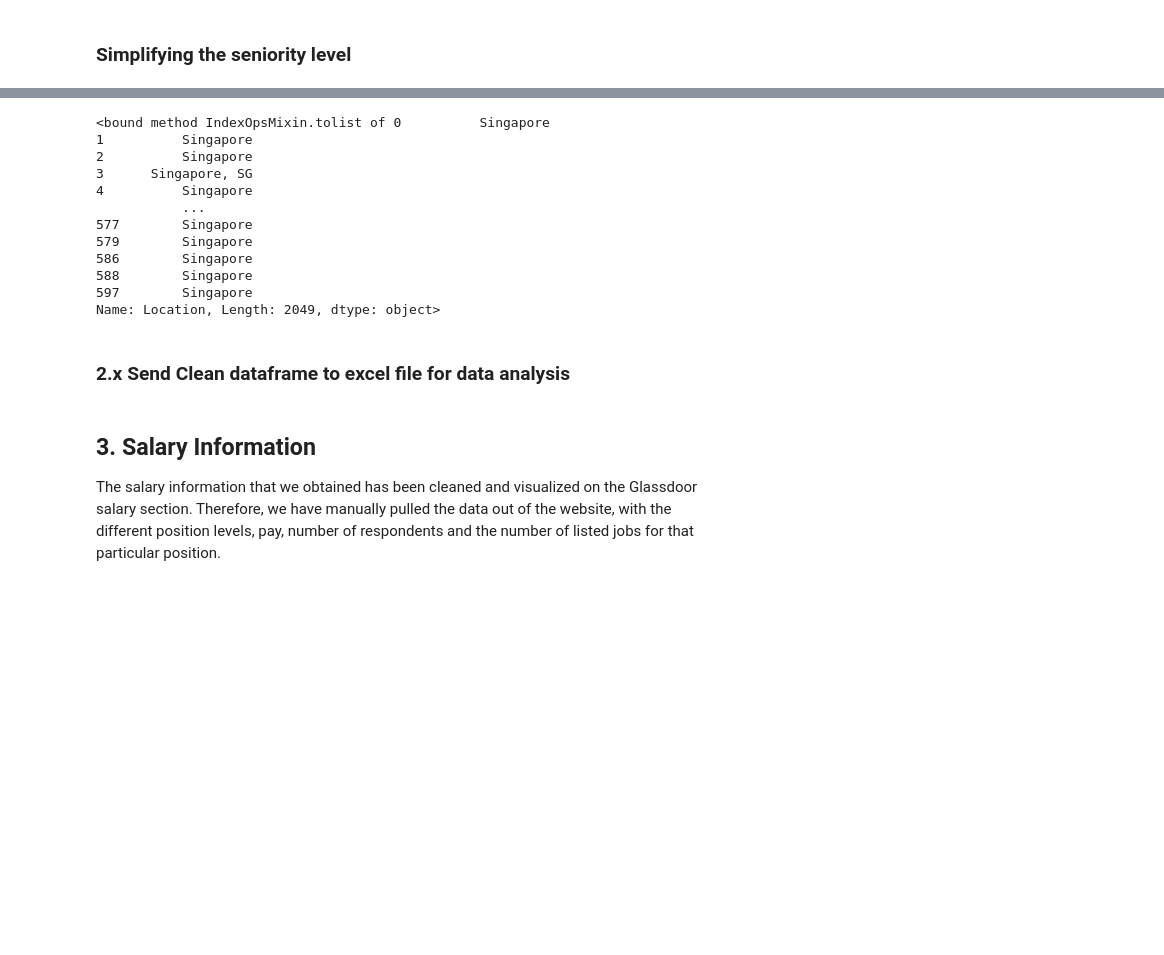
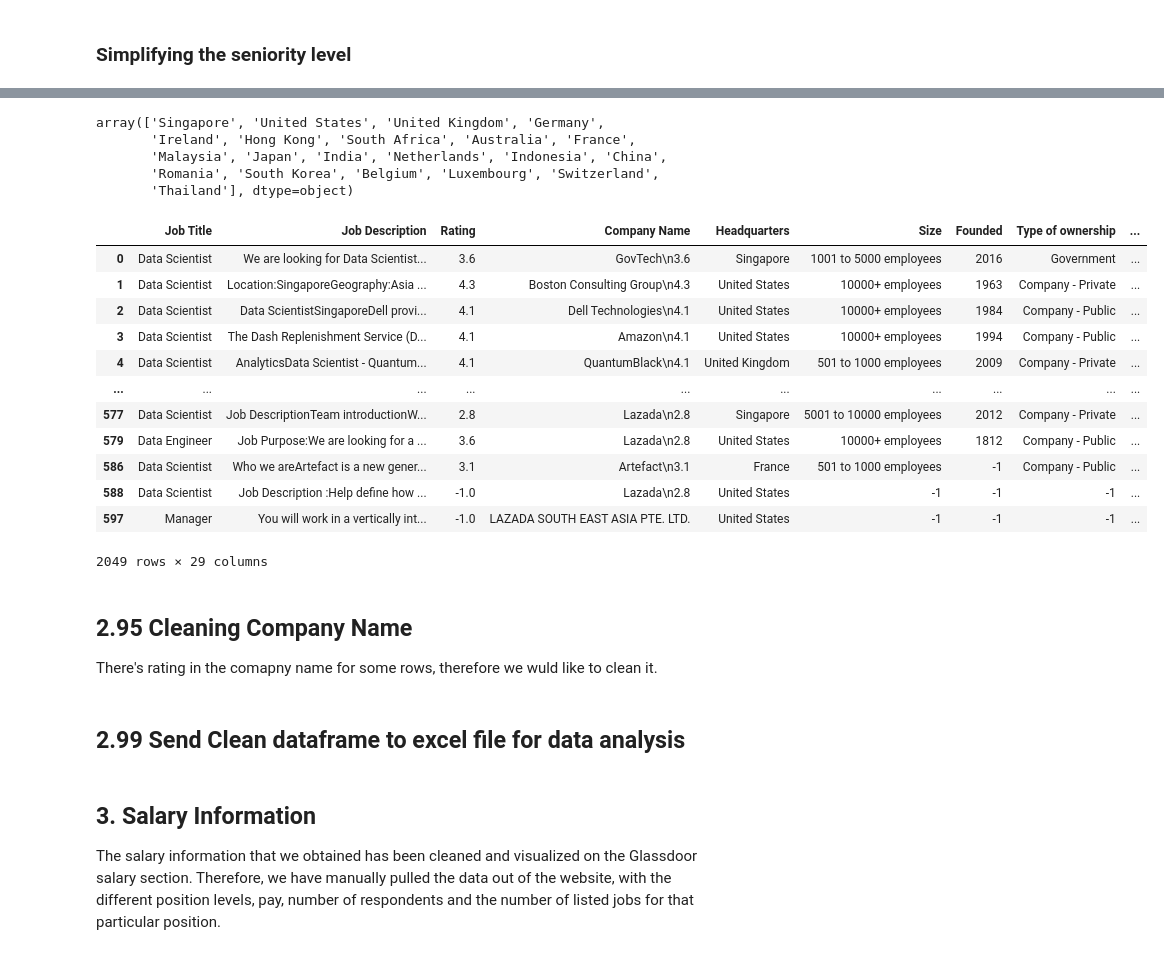
Before and after one commit to jamesgsw/Data-Analyst-Job-Landscape, a Jupyter notebook: Part 2. Data Cleaning.ipynb, the cells around one changed output, grey strips where cells are left out. Drawn from its saved outputs; the diff is of its cells as text; code cells hidden in the pictures; blank space fills up the shorter version.

Commit message:
Analysis notebook update

```diff
--- a/Part 2. Data Cleaning.ipynb
+++ b/Part 2. Data Cleaning.ipynb
@@ -260,11 +255,11 @@ Often times, companies have a set of Academic skills that they desire in their s
 #Multivariate Calculus
 def get_technical_skills_calculus(x):
     x1 = str(x)
-    if "multivariate calculus" in x1.lower():
+    if "calculus" in x1.lower():
         return 1
     else:
         return 0
-df['Multivariate Calculus'] = df['Job Description'].apply(get_technical_skills_calculus)
+df['Calculus'] = df['Job Description'].apply(get_technical_skills_calculus)
 
 #Database Management
 def get_technical_skills_database(x):
@@ -304,15 +345,39 @@ df['DevOps'] = df['Job Description'].apply(get_technical_skills_devops)
+# %%
+df['Headquarters'] = df['Headquarters'].apply(lambda x: x.split(",")[-1])
+# %%
+df['Headquarters'] = df['Headquarters'].apply(lambda x: x.strip())
+# %%
+def for_america(x):
+    if len(x) == 2:
+        return "United States"
+    else:
+        return x
+df['Headquarters'] = df['Headquarters'].apply(for_america)
+# %%
+df['Headquarters'].unique()
+# %% [output]
+array(['Singapore', 'United States', 'United Kingdom', 'Germany',
+       'Ireland', 'Hong Kong', 'South Africa', 'Australia', 'France',
+       'Malaysia', 'Japan', 'India', 'Netherlands', 'Indonesia', 'China',
+       'Romania', 'South Korea', 'Belgium', 'Luxembourg', 'Switzerland',
+       'Thailand'], dtype=object)
 # %%
-df['Location'].tolist
+df
 # %% [output]
+|  | Job Title | Job Description | Rating | Company Name | Headquarters | Size | Founded | Type of ownership | ... |
+| 0 | Data Scientist | We are looking for Data Scientist... | 3.6 | GovTech\n3.6 | Singapore | 1001 to 5000 employees | 2016 | Government | ... |
+| 1 | Data Scientist | Location:SingaporeGeography:Asia ... | 4.3 | Boston Consulting Group\n4.3 | United States | 10000+ employees | 1963 | Company - Private | ... |
+| 2 | Data Scientist | Data ScientistSingaporeDell provi... | 4.1 | Dell Technologies\n4.1 | United States | 10000+ employees | 1984 | Company - Public | ... |
+| 3 | Data Scientist | The Dash Replenishment Service (D... | 4.1 | Amazon\n4.1 | United States | 10000+ employees | 1994 | Company - Public | ... |
+| 4 | Data Scientist | AnalyticsData Scientist - Quantum... | 4.1 | QuantumBlack\n4.1 | United Kingdom | 501 to 1000 employees | 2009 | Company - Private | ... |
+| ... | ... | ... | ... | ... | ... | ... | ... | ... | ... |
+| 577 | Data Scientist | Job DescriptionTeam introductionW... | 2.8 | Lazada\n2.8 | Singapore | 5001 to 10000 employees | 2012 | Company - Private | ... |
+| 579 | Data Engineer | Job Purpose:We are looking for a ... | 3.6 | Lazada\n2.8 | United States | 10000+ employees | 1812 | Company - Public | ... |
+| 586 | Data Scientist | Who we areArtefact is a new gener... | 3.1 | Artefact\n3.1 | France | 501 to 1000 employees | -1 | Company - Public | ... |
+| 588 | Data Scientist | Job Description :Help define how ... | -1.0 | Lazada\n2.8 | United States | -1 | -1 | -1 | ... |
+| 597 | Manager | You will work in a vertically int... | -1.0 | LAZADA SOUTH EAST ASIA PTE. LTD. | United States | -1 | -1 | -1 | ... |
-<bound method IndexOpsMixin.tolist of 0          Singapore
-1          Singapore
-2          Singapore
-3      Singapore, SG
-4          Singapore
-           ...
-577        Singapore
-579        Singapore
-586        Singapore
-588        Singapore
-597        Singapore
-Name: Location, Length: 2049, dtype: object>
+2049 rows × 29 columns
+# %% [markdown]
+<a id="point_2_9_5"></a>
+## 2.95 Cleaning Company Name
+There's rating in the comapny name for some rows, therefore we wuld like to clean it.
@@ -319,3 +386,3 @@ Name: Location, Length: 2049, dtype: object>
 # %% [markdown]
-<a id="point_2_x"></a>
-### 2.x Send Clean dataframe to excel file for data analysis
+<a id="point_2_9_9"></a>
+## 2.99 Send Clean dataframe to excel file for data analysis
```
Also changed, not shown: parts of 20 cells of this notebook, 22 other files.
